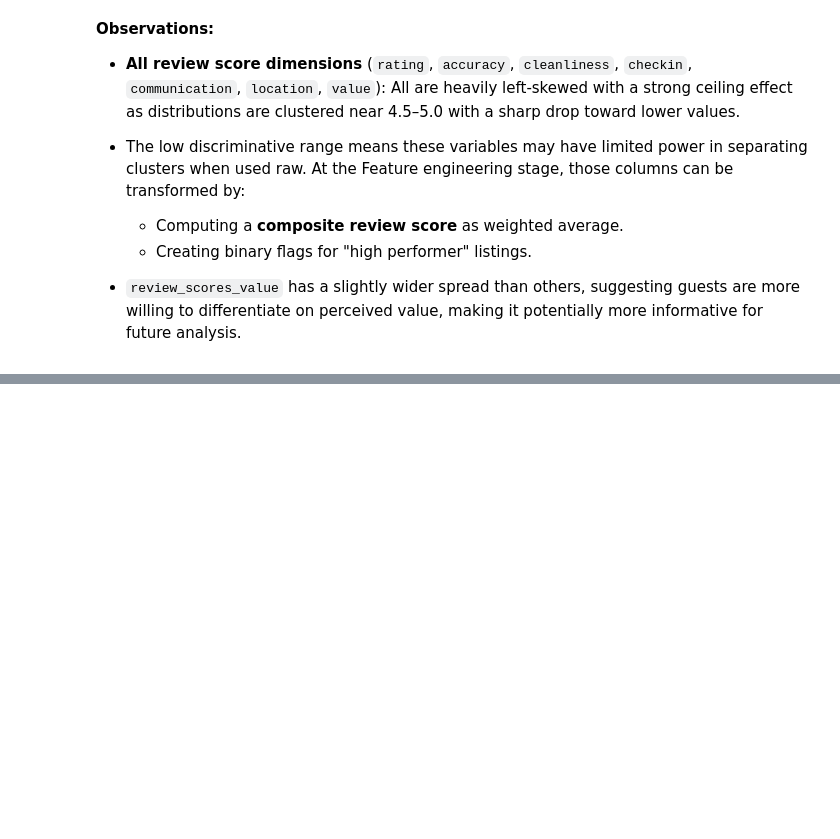
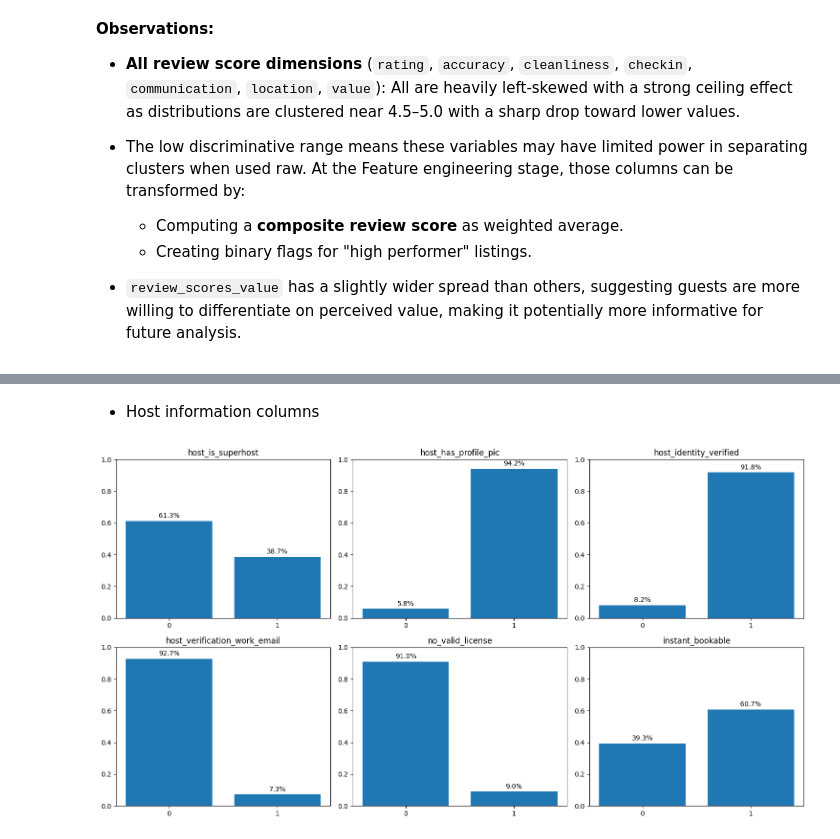
Before and after one commit to pln6/airbnb-market-segmentation-analysis, a Jupyter notebook: notebooks/01_data_cleaning.ipynb, the cells around one changed output, grey strips where cells are left out. Cells and saved outputs as stored; diff of their text form; code cells hidden in the pictures; blank space fills up the shorter version.

Commit message:
feat: binary columns profiling for listings dataset

```diff
--- a/notebooks/01_data_cleaning.ipynb
+++ b/notebooks/01_data_cleaning.ipynb
@@ -1249,0 +1286,35 @@ plt.show()
+# %% [markdown]
+- Host information columns
+# %%
+host_info_cols = ['host_is_superhost'
+                  , 'host_has_profile_pic'
+                  , 'host_identity_verified'
+                  , 'host_verification_work_email'
+                  , 'no_valid_license'
+                  , 'instant_bookable']
+
+fig, axes = plt.subplots(2, 3, figsize=(15, 8))
+axes = axes.flatten()
+
+for i, col in enumerate(host_info_cols):
+    dist = listings_cleaned[col].value_counts(normalize=True).reindex([0, 1]).fillna(0)
+    axes[i].bar(['0', '1'], dist.values)
+    axes[i].set_title(col)
+    axes[i].set_ylim(0, 1)
+
+    for j, v in enumerate(dist.values):
+        axes[i].text(
+            j,
+            v + 0.02,
+            f"{v * 100:.1f}%",
+            ha='center',
+            fontsize=10
+        )
+
+for j in range(i + 1, len(axes)):
+    axes[j].axis('off')
+
+plt.tight_layout()
+plt.show()
+# %% [output]
+[figure, added]
```
Also changed, not shown: parts of 12 cells of this notebook.
